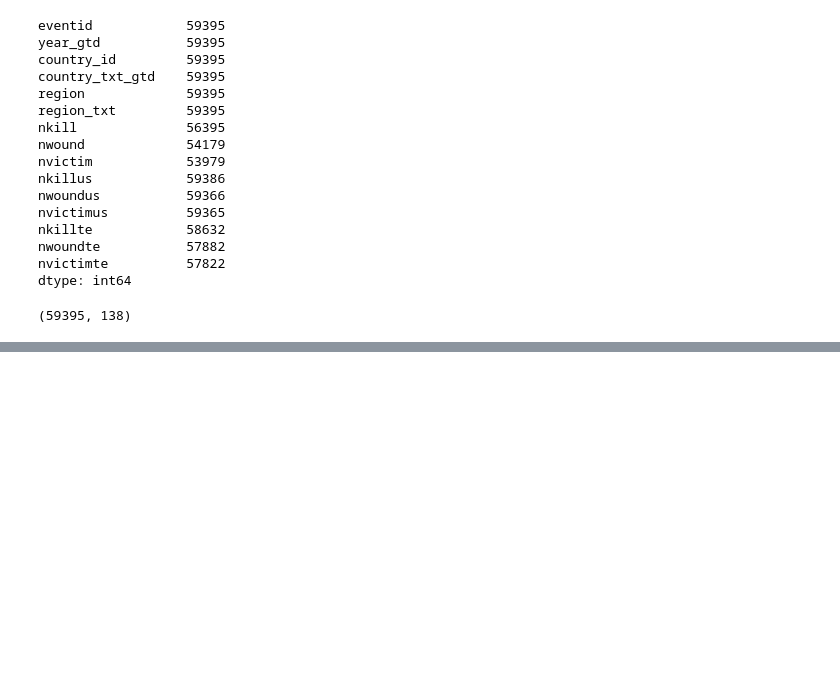
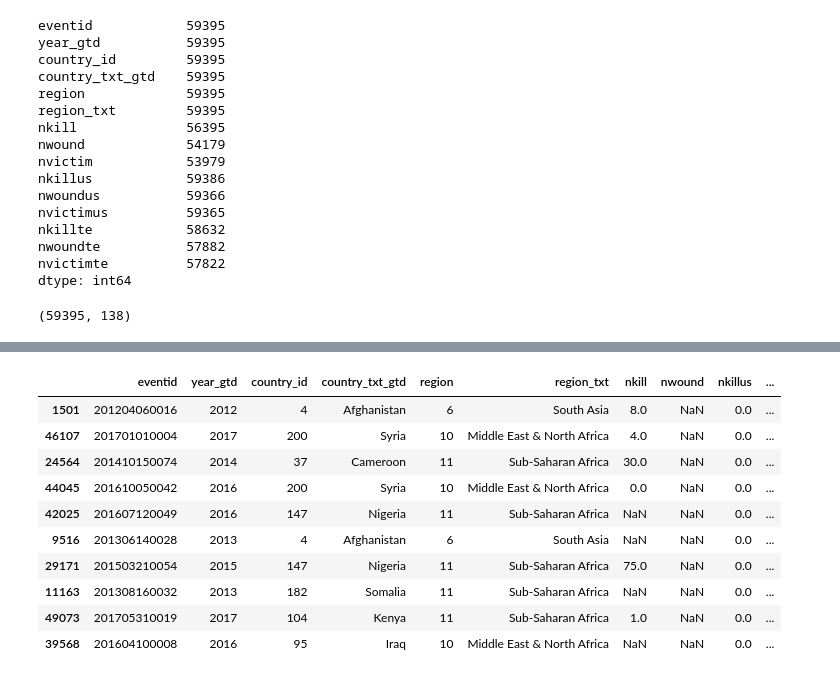
Before and after one commit to brooke-l-hawkins/milestone-i-project, a Jupyter notebook: code/clean_terrorism.ipynb, the cells around one changed output, grey strips where cells are left out. Cells and saved outputs as stored; diff of their text form; code cells hidden in the pictures; blank space fills up the shorter version.

```diff
--- a/code/clean_terrorism.ipynb
+++ b/code/clean_terrorism.ipynb
@@ -424,0 +500,14 @@ Wall time: 6.05 s
+# %%
+df[columns_of_interest][df.nwound.isna()].sample(10)
+# %% [output]
+|  | eventid | year_gtd | country_id | country_txt_gtd | region | region_txt | nkill | nwound | nkillus | ... |
+| 1501 | 201204060016 | 2012 | 4 | Afghanistan | 6 | South Asia | 8.0 | NaN | 0.0 | ... |
+| 46107 | 201701010004 | 2017 | 200 | Syria | 10 | Middle East & North Africa | 4.0 | NaN | 0.0 | ... |
+| 24564 | 201410150074 | 2014 | 37 | Cameroon | 11 | Sub-Saharan Africa | 30.0 | NaN | 0.0 | ... |
+| 44045 | 201610050042 | 2016 | 200 | Syria | 10 | Middle East & North Africa | 0.0 | NaN | 0.0 | ... |
+| 42025 | 201607120049 | 2016 | 147 | Nigeria | 11 | Sub-Saharan Africa | NaN | NaN | 0.0 | ... |
+| 9516 | 201306140028 | 2013 | 4 | Afghanistan | 6 | South Asia | NaN | NaN | 0.0 | ... |
+| 29171 | 201503210054 | 2015 | 147 | Nigeria | 11 | Sub-Saharan Africa | 75.0 | NaN | 0.0 | ... |
+| 11163 | 201308160032 | 2013 | 182 | Somalia | 11 | Sub-Saharan Africa | NaN | NaN | 0.0 | ... |
+| 49073 | 201705310019 | 2017 | 104 | Kenya | 11 | Sub-Saharan Africa | 1.0 | NaN | 0.0 | ... |
+| 39568 | 201604100008 | 2016 | 95 | Iraq | 10 | Middle East & North Africa | NaN | NaN | 0.0 | ... |
```
Also changed, not shown: parts of 38 cells of this notebook.
